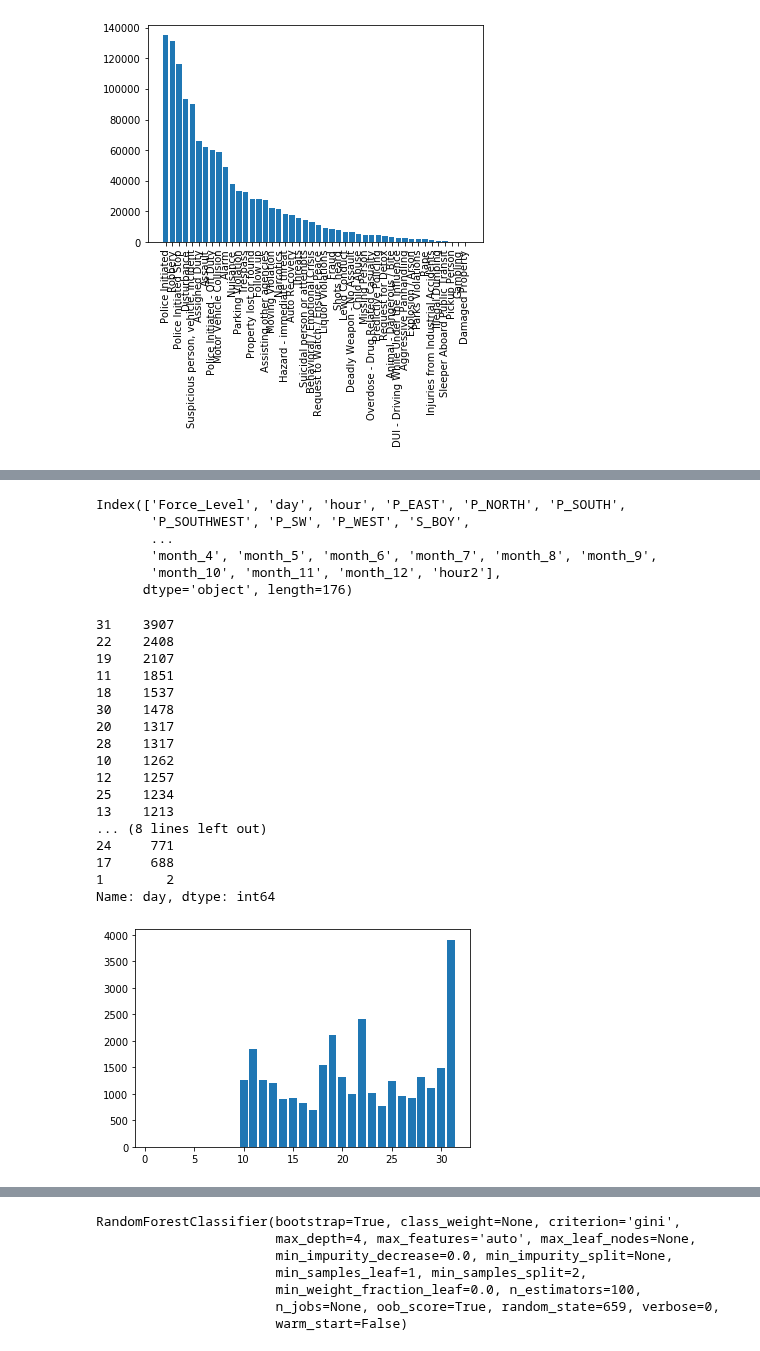
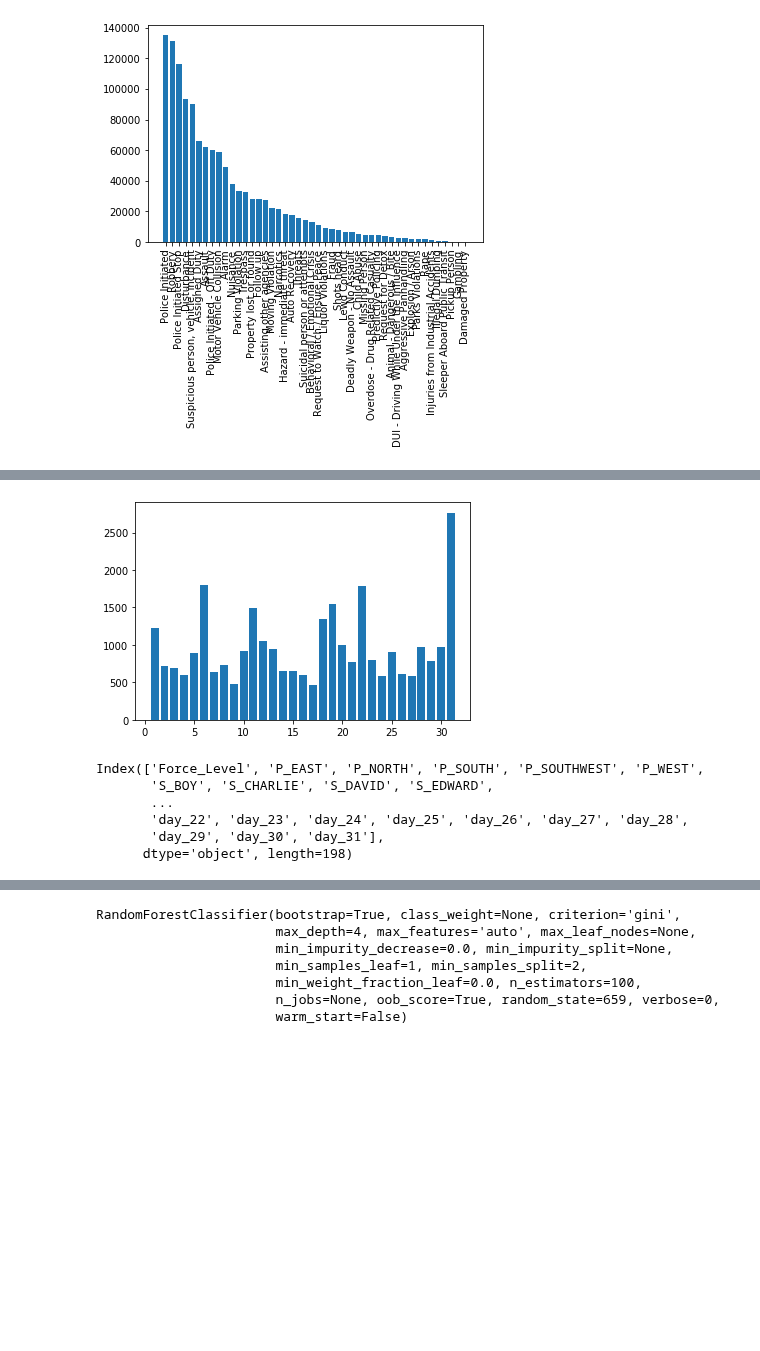
Before and after one commit to SarahMBurgart/use-of-force, a Jupyter notebook: Modeling.ipynb, the cells around one changed output, grey strips where cells are left out. Drawn from its saved outputs; the diff is of its cells as text; code cells hidden in the pictures; blank space fills up the shorter version.

Commit message:
working weighted model with fixed days of the month and cyclical time data represented

```diff
--- a/Modeling.ipynb
+++ b/Modeling.ipynb
@@ -431,14 +376,15 @@ list(sampleall.columns)
 # %%
-sampleall["P_NORTH"] = sampleall["P_NORTH"] + sampleall["P_N"]
+'''sampleall["P_NORTH"] = sampleall["P_NORTH"] + sampleall["P_N"]
 sampleall["P_SOUTH"] = sampleall["P_SOUTH"] + sampleall["P_S"]
 sampleall["P_WEST"] = sampleall["P_WEST"] + sampleall["P_W"]
 sampleall["P_EAST"] = sampleall["P_EAST"] + sampleall["P_E"]
-sampleall["P_SOUTHWEST"] = sampleall["P_SOUTHWEST"] + sampleall["P_SW"]
+sampleall["P_SOUTHWEST"] = sampleall["P_SOUTHWEST"] + sampleall["P_SW"]'''
 sampleall.drop(["P_X","S_99","ICT_Police Initiated","ICT_Assigned Duty","ICT_Parks Violations", 'CT_FK ERROR',
-                'P_UNKNOWN','SR_Not Specified', 'P_N', "P_S", "P_W", "P_E", "B_1", "B_99", "B_CCD","B_CD", "B_CDD",
+                'P_UNKNOWN','SR_Not Specified',  "B_99", "B_CCD","B_CD", "B_CDD",
                "B_CMD", "B_CMD2", "B_COMM", "B_CS","B_CTY", "B_DBB", "B_DBD", "B_DCC", "B_DET", "B_DS", "B_DSPVD",
-               "B_HBR", "B_HS", "B_INV", "B_LAPT", "B_MTD", "B_N", "B_ODD", "B_OS", "B_S", "B_SCTR1", "B_SD", "B_SP",
-               "B_SPVD", "B_SPVDD", "B_SS", "B_SWT", "B_TAC2", "B_TAC3", "B_TQ", "B_TRF", "B_W", "B_US", "B_WD",
+                "B_E", "B_EP", "B_ED", "B_ES", "B_GS", "B_HS", "B_INV", "B_LAPT",  "B_N", "B_ODD", "B_OS", "B_S",
+                "B_SCTR1", "B_SD", "B_SP","B_JS","B_SPCT", "B_SOUTH",  "B_KS", "B_LS","B_MS", "B_ND", "B_NP", "B_NS", "B_OD", "B_QS",
+               "B_SPVD", "B_SPVDD", "B_SW", "B_SS", "B_SWT", "B_T", "B_TAC2", "B_TAC3", "B_TQ", "B_TRF", "B_W", "B_US","B_W",  "B_WD",
                "B_WP", "B_WS", "B_XDD"], axis=1, inplace=True)
 
 sampleall["S_BOY"] = sampleall["S_BOY"] + sampleall["S_B"]
@@ -462,5 +408,26 @@ sampleall["S_UNION"] = sampleall["S_UNION"] + sampleall["S_U"]
 sampleall["S_WILLIAM"] = sampleall["S_WILLIAM"] + sampleall["S_W"]
 
 sampleall.drop(["S_W", "S_U","S_S",  "S_R", "S_Q", "S_O","S_N", "S_M", "S_L","S_K", "S_J", "S_G", "S_F",
-               "S_E","S_D", "S_C", "S_B" ], axis=1, inplace=True)
+               "S_E","S_D", "S_C", "S_B",  'SG_Not Specified',
+                'CT_HISTORY CALL (RETRO)', 'ICT_Check for Person Down',
+                'ICT_Pickup Person' ], axis=1, inplace=True)
+# %%
+sampleall["hour2"] = sampleall.hour.apply(lambda x: (x/24)*2*np.pi)
+sampleall["sin_hour2"] = sampleall.hour2.apply(np.sin)
+sampleall["cos_hour2"] = sampleall.hour2.apply(np.cos)
+sampleall.drop("hour2", axis=1, inplace=True)
+# %%
+#sampleall.to_pickle("data/cleaned_sampleall_before_X.pkl")
+# jk forgot day and hour
+sampleall.drop("hour", axis=1, inplace=True)
+# %%
+sampleall.drop(['B_DCD',
+ 'B_DDB',
+ 'B_DND',
+ 'B_DWD'], axis=1, inplace=True)
+# %%
+sa = sampleall.day.value_counts()
+plt.bar(sa.index, list(sa));
+# %% [output]
+[figure, added]
 # %%
@@ -470,9 +439,9 @@ sampleall = pd.get_dummies(data = sampleall,
 # %%
-sampleall.columns
+sa2.columns
 # %% [output]
-Index(['Force_Level', 'day', 'hour', 'P_EAST', 'P_NORTH', 'P_SOUTH',
-       'P_SOUTHWEST', 'P_SW', 'P_WEST', 'S_BOY',
+Index(['Force_Level', 'P_EAST', 'P_NORTH', 'P_SOUTH', 'P_SOUTHWEST', 'P_WEST',
+       'S_BOY', 'S_CHARLIE', 'S_DAVID', 'S_EDWARD',
        ...
-       'month_4', 'month_5', 'month_6', 'month_7', 'month_8', 'month_9',
-       'month_10', 'month_11', 'month_12', 'hour2'],
-      dtype='object', length=176)
+       'day_22', 'day_23', 'day_24', 'day_25', 'day_26', 'day_27', 'day_28',
+       'day_29', 'day_30', 'day_31'],
+      dtype='object', length=198)
@@ -483,23 +447,0 @@ sampleall["cos_hour2"] = sampleall.hour2.apply(np.cos)
-# %%
-sd = sampleall.day.value_counts()
-plt.bar(sd.index, list(sd))
-sd
-# %% [output]
-31    3907
-22    2408
-19    2107
-11    1851
-18    1537
-30    1478
-20    1317
-28    1317
-10    1262
-12    1257
-25    1234
-13    1213
-... (8 lines left out)
-24     771
-17     688
-1        2
-Name: day, dtype: int64
-[figure, removed]
```
Also changed, not shown: parts of 40 cells of this notebook, 3 other files.
